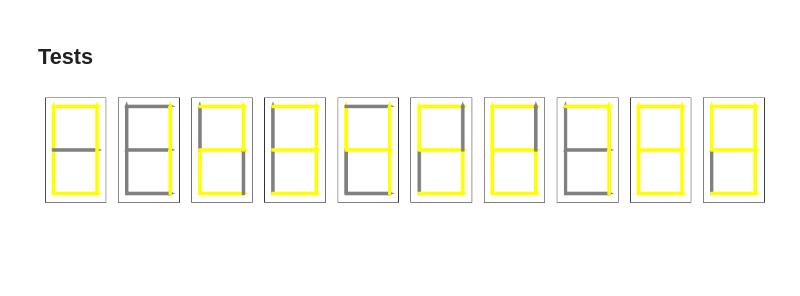
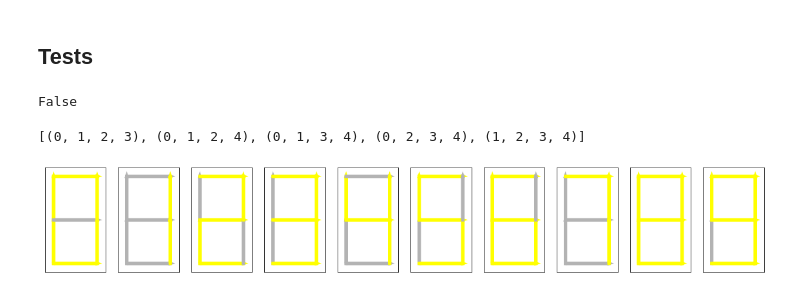
Before and after one commit to Andrew-Angrew/spontaneous_calculations, a Jupyter notebook: match_problems_verifier.ipynb, the cells around one changed output. Cells and saved outputs as stored; diff of their text form; code cells hidden in the pictures; blank space fills up the shorter version.

```diff
--- a/match_problems_verifier.ipynb
+++ b/match_problems_verifier.ipynb
@@ -94,15 +94,19 @@ class Block:
         if self.type == BlockType.Sign:
             return "+" if self.indicators[0] else "-"
         if self.type == BlockType.Digit:
-            return str(DIGITS[tuple(self.indicators)])
+            return DIGITS[tuple(self.indicators)]
 
     @classmethod
-    def from_digit(cls, digit):
-        assert digit in range(10)
-        for indicators, v in DIGITS.items():
-            if v == digit:
-                return cls(BlockType.Digit, indicators)
-        assert False, "Can't find digit {}".format(digit)
+    def from_symbol(cls, symbol):
+        if symbol == "=":
+            return cls(BlockType.Equality)
+        elif symbol in {"-", "+"}:
+            return cls(BlockType.Sign, [1 if symbol == "+" else 0])
+        else:
+            assert symbol in DIGITS.values(), "bad symbol: {}".format(symbol)
+            for indicators, val in DIGITS.items():
+                if val == symbol:
+                    return cls(BlockType.Digit, indicators)
 
 class MatchConfiguration:
     def __init__(self, blocks):
@@ -110,15 +114,7 @@ class MatchConfiguration:
 
     @classmethod
     def from_str(cls, s):
-        blocks = []
-        for symbol in s:
-            if symbol == "=":
-                blocks.append(Block(BlockType.Equality))
-            elif symbol in {"-", "+"}:
-                blocks.append(Block(BlockType.Sign, [1 if symbol == "+" else 0]))
-            else:
-                blocks.append(Block.from_digit(int(symbol)))
-        return cls(blocks)
+        return cls(Block.from_symbol(symbol) for symbol in s if not symbol.isspace())
 
     def is_valid(self):
         if any(not b.is_valid() for b in self.blocks):
@@ -150,10 +146,10 @@ class MatchConfiguration:
 # %%
 
 class Solution:
-    def __init__(self, blocks, removed_matches=(), added_matches=()):
-        self.block_types = [block.type for block in blocks]
+    def __init__(self, configuration : MatchConfiguration, removed_matches=(), added_matches=()):
+        self.block_types = [block.type for block in configuration.blocks]
         self.slot_colors = []
-        for block in blocks:
+        for block in configuration.blocks:
             if block.type == BlockType.Equality:
                 self.slot_colors.append([SlotColor.Remaining] * 2)
             elif block.type == BlockType.Sign:
@@ -245,5 +256,13 @@ search_solutions(conf, add_count=2, delete_count=2, verbose=True)
 # %% [markdown]
 ## Tests
+# %%
+eval("1+2==4")
+# %% [output]
+False
+# %%
+list(combinations(range(5), 4))
+# %% [output]
+[(0, 1, 2, 3), (0, 1, 2, 4), (0, 1, 3, 4), (0, 2, 3, 4), (1, 2, 3, 4)]
 # %%
 # test block copy
 block1 = Block(BlockType.Digit, [1] * 7)
@@ -263,7 +282,7 @@ for indicators in DIGITS:
 assert not Block(BlockType.Digit, [0] * 7).is_valid()
 assert not Block(BlockType.Digit, [0] * 2 + [1] * 5).is_valid()
 # %%
-sol = Solution([Block.from_digit(i) for i in range(10)])
+sol = Solution(MatchConfiguration([Block.from_symbol(str(i)) for i in range(10)]))
 sol.plot()
 # %% [output]
-[figure, old version]
+[figure, new version]
```
Also changed, not shown: parts of 9 cells of this notebook.
